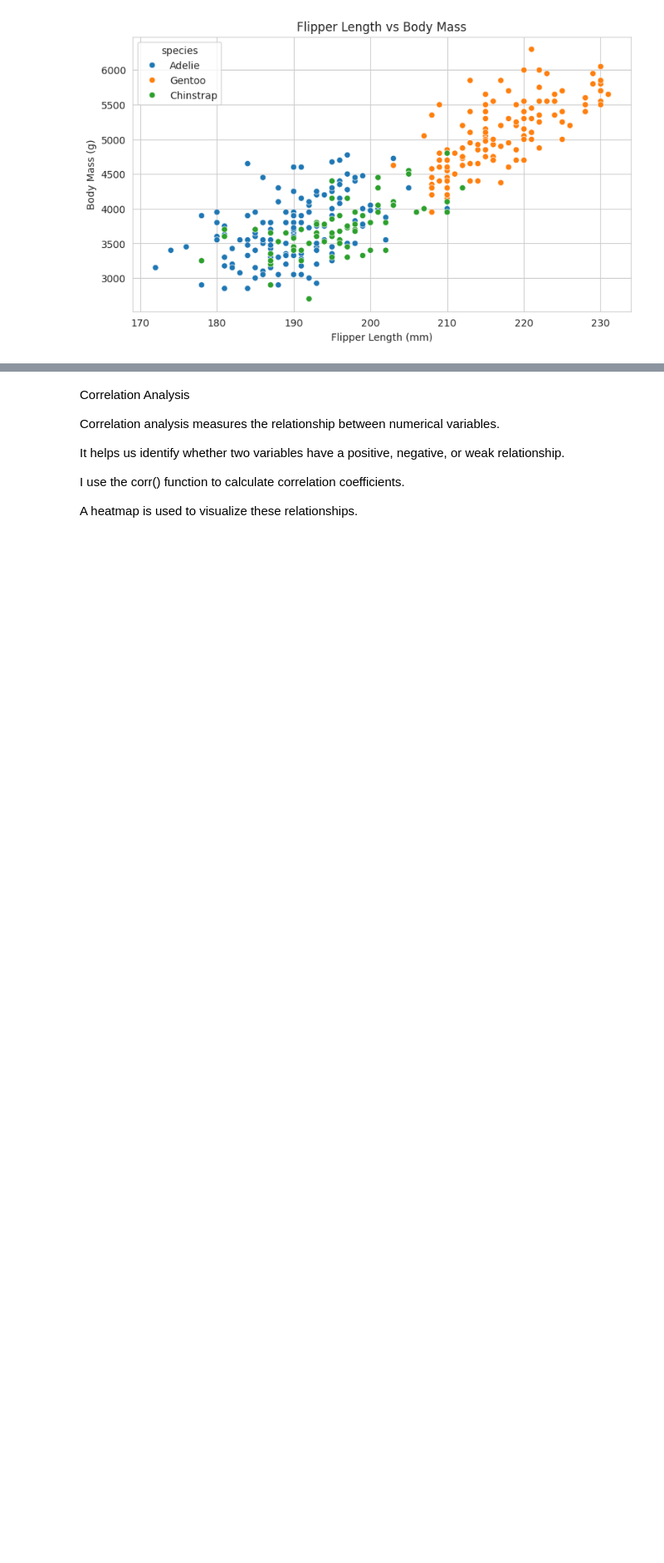
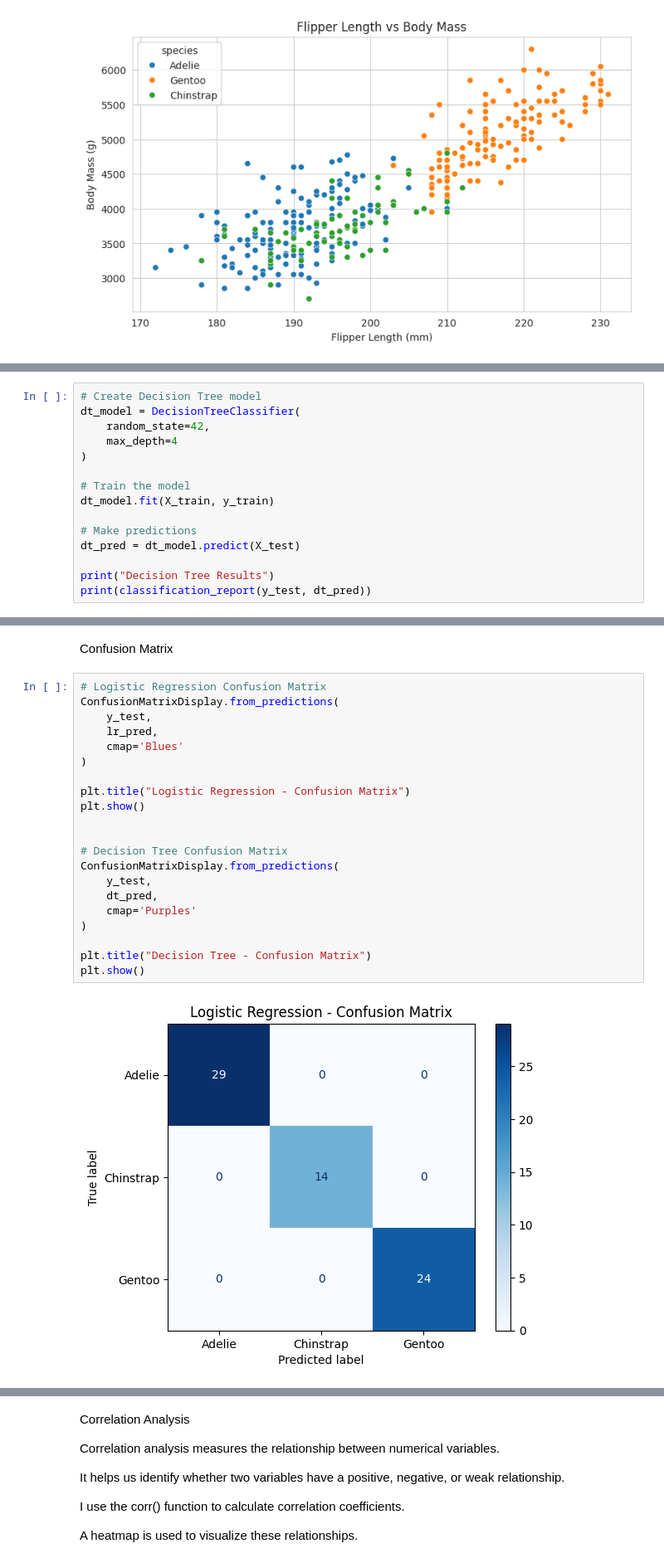
Before and after one commit to shaziaamin2026/Palmer_Penguins_EDA_Analysis.ipynb, a Jupyter notebook: penguins_analysis_ipynb_project.ipynb, the cells around one changed output, grey strips where cells are left out. Shown at 83% size. Cells and saved outputs as stored; diff of their text form; blank space fills up the shorter version.

```diff
--- a/penguins_analysis_ipynb_project.ipynb
+++ b/penguins_analysis_ipynb_project.ipynb
@@ -570,0 +650,15 @@ plt.show()
+# %%
+# Create Decision Tree model
+dt_model = DecisionTreeClassifier(
+    random_state=42,
+    max_depth=4
+)
+
+# Train the model
+dt_model.fit(X_train, y_train)
+
+# Make predictions
+dt_pred = dt_model.predict(X_test)
+
+print("Decision Tree Results")
+print(classification_report(y_test, dt_pred))
@@ -570,0 +728,25 @@ plt.show()
+# %% [markdown]
+Confusion Matrix
+# %%
+# Logistic Regression Confusion Matrix
+ConfusionMatrixDisplay.from_predictions(
+    y_test,
+    lr_pred,
+    cmap='Blues'
+)
+
+plt.title("Logistic Regression - Confusion Matrix")
+plt.show()
+
+
+# Decision Tree Confusion Matrix
+ConfusionMatrixDisplay.from_predictions(
+    y_test,
+    dt_pred,
+    cmap='Purples'
+)
+
+plt.title("Decision Tree - Confusion Matrix")
+plt.show()
+# %% [output]
+[figure, added]
```
Also changed, not shown: parts of 13 cells of this notebook.
